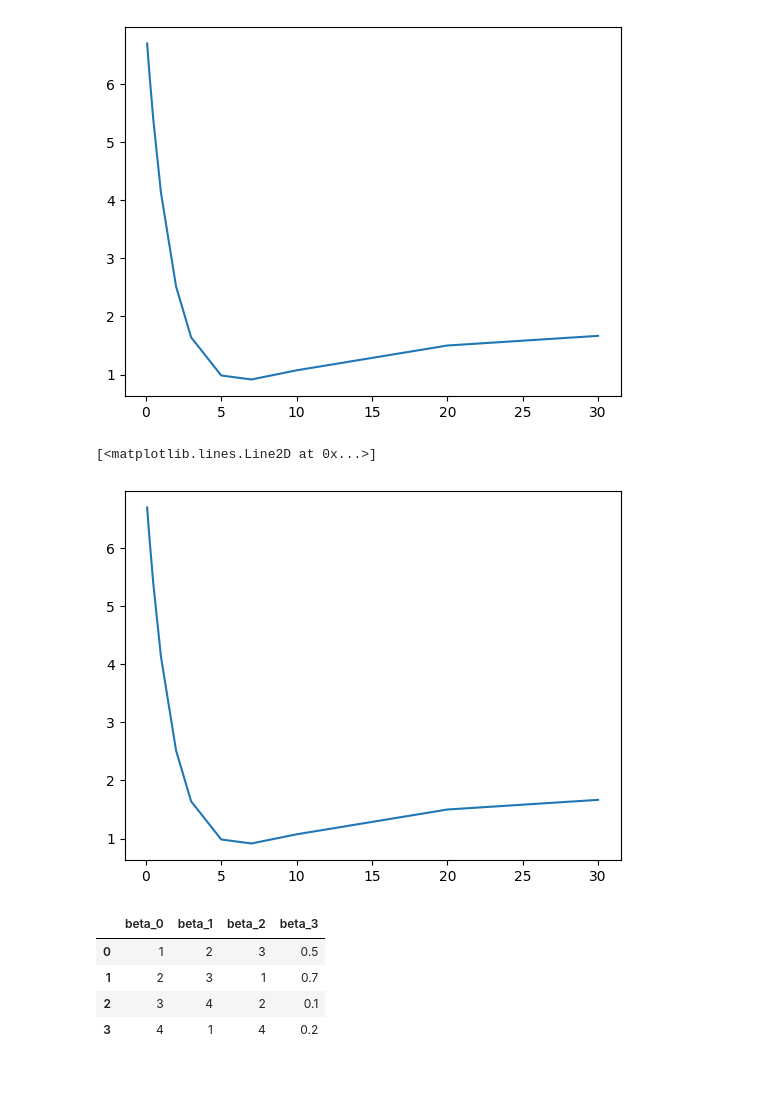
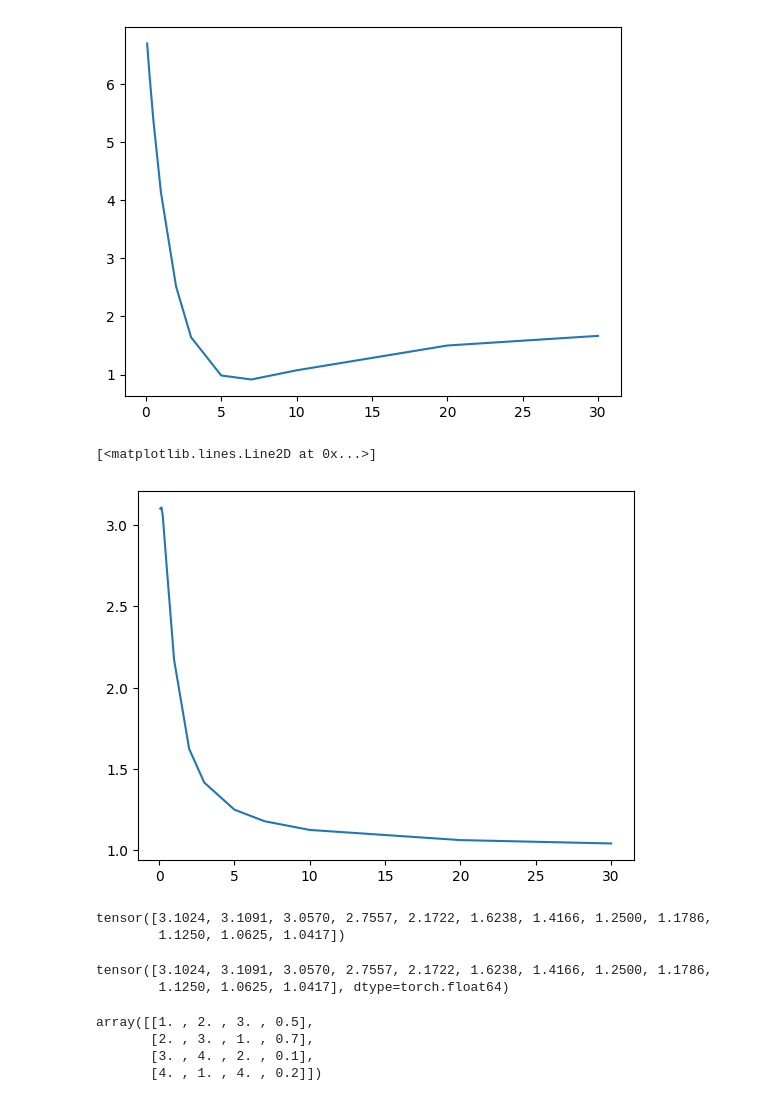
Before and after one commit to QuanPham19/functional-kan, a Jupyter notebook: phase_2/nss_basis/nss.ipynb, the cells around one changed output. Cells and saved outputs as stored; diff of their text form; code cells hidden in the pictures.

```diff
--- a/phase_2/nss_basis/nss.ipynb
+++ b/phase_2/nss_basis/nss.ipynb
@@ -21,17 +23,34 @@ plt.plot(maturities, lst)
 [<matplotlib.lines.Line2D at 0x...>]
 [figure]
 # %%
-def nss(coef=pd.Series([2, 5, -10, 0.5]), maturity=np.array([1/12, 2/12, 3/12, 6/12, 1, 2, 3, 5, 7, 10, 20, 30])):
-    maturity = np.asarray(maturity)  # Ensure maturity is a NumPy array
-    term1 = (1 - np.exp(-coef.iloc[3] * maturity)) / (coef.iloc[3] * maturity)
-    term2 = term1 - np.exp(-coef.iloc[3] * maturity)
-    return coef.iloc[0] + coef.iloc[1] * term1 + coef.iloc[2] * term2
+def nss(coef=torch.tensor([1, 2, 3, 4]), maturity=torch.tensor([1/12, 2/12, 3/12, 6/12, 1, 2, 3, 5, 7, 10, 20, 30])):
+    term1 = (1 - torch.exp(-coef[3] * maturity)) / (coef[3] * maturity)
+    term2 = term1 - torch.exp(-coef[3] * maturity)
+    return coef[0] + coef[1] * term1 + coef[2] * term2
+
+def nss_2d(arr, maturity=torch.tensor([1/12, 2/12, 3/12, 6/12, 1, 2, 3, 5, 7, 10, 20, 30])):
+    lst = []
+    for i in range(len(arr)):
+        lst.append(nss(coef=arr[i]))
+
+    ts = torch.stack(lst)
+    return ts
 
 yld = nss()
 plt.plot(maturities, yld)
 # %% [output]
 [<matplotlib.lines.Line2D at 0x...>]
-[figure, old version]
+[figure, new version]
+# %%
+yld
+# %% [output]
+tensor([3.1024, 3.1091, 3.0570, 2.7557, 2.1722, 1.6238, 1.4166, 1.2500, 1.1786,
+        1.1250, 1.0625, 1.0417])
+# %%
+yld
+# %% [output]
+tensor([3.1024, 3.1091, 3.0570, 2.7557, 2.1722, 1.6238, 1.4166, 1.2500, 1.1786,
+        1.1250, 1.0625, 1.0417], dtype=torch.float64)
 # %%
 df = pd.DataFrame({
     'beta_0': [1, 2, 3, 4],
@@ -39,10 +58,9 @@ df = pd.DataFrame({
     'beta_2': [3, 1, 2, 4],
     'beta_3': [0.5, 0.7, 0.1, 0.2]
 })
-df
+df.values
 # %% [output]
-|  | beta_0 | beta_1 | beta_2 | beta_3 |
-| 0 | 1 | 2 | 3 | 0.5 |
-| 1 | 2 | 3 | 1 | 0.7 |
-| 2 | 3 | 4 | 2 | 0.1 |
-| 3 | 4 | 1 | 4 | 0.2 |
+array([[1. , 2. , 3. , 0.5],
+       [2. , 3. , 1. , 0.7],
+       [3. , 4. , 2. , 0.1],
+       [4. , 1. , 4. , 0.2]])
```
Also changed, not shown: parts of 3 cells of this notebook, 4 other files.
